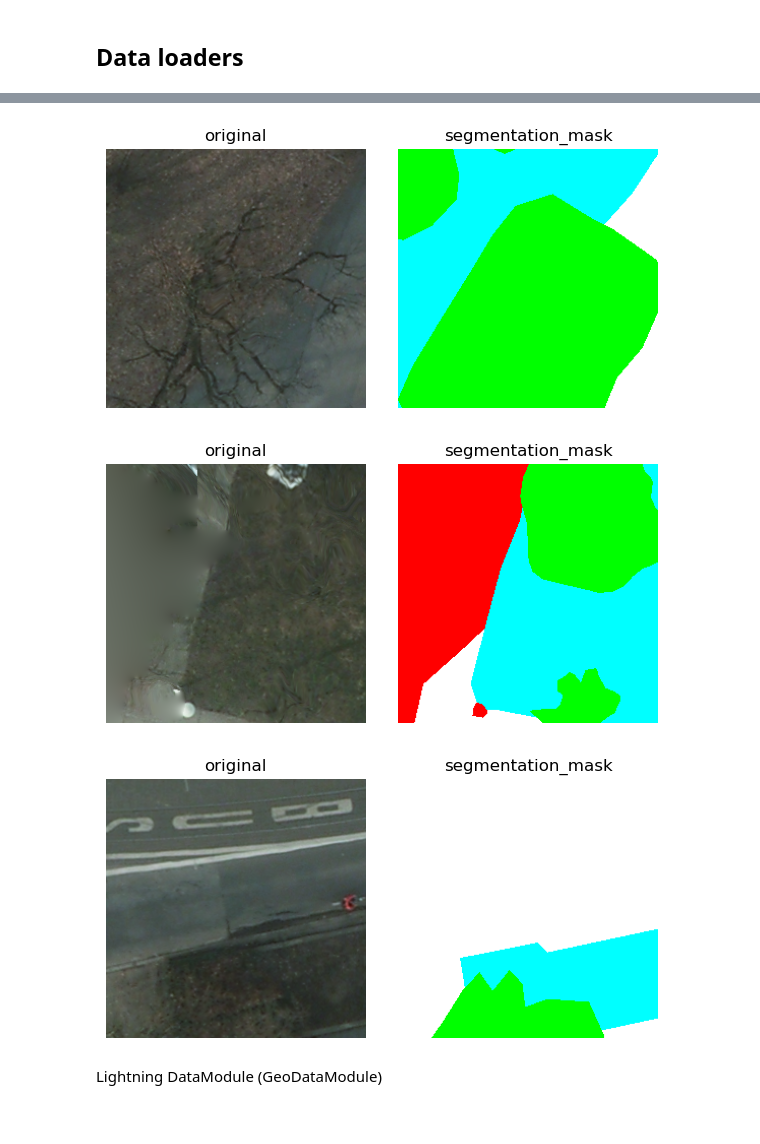
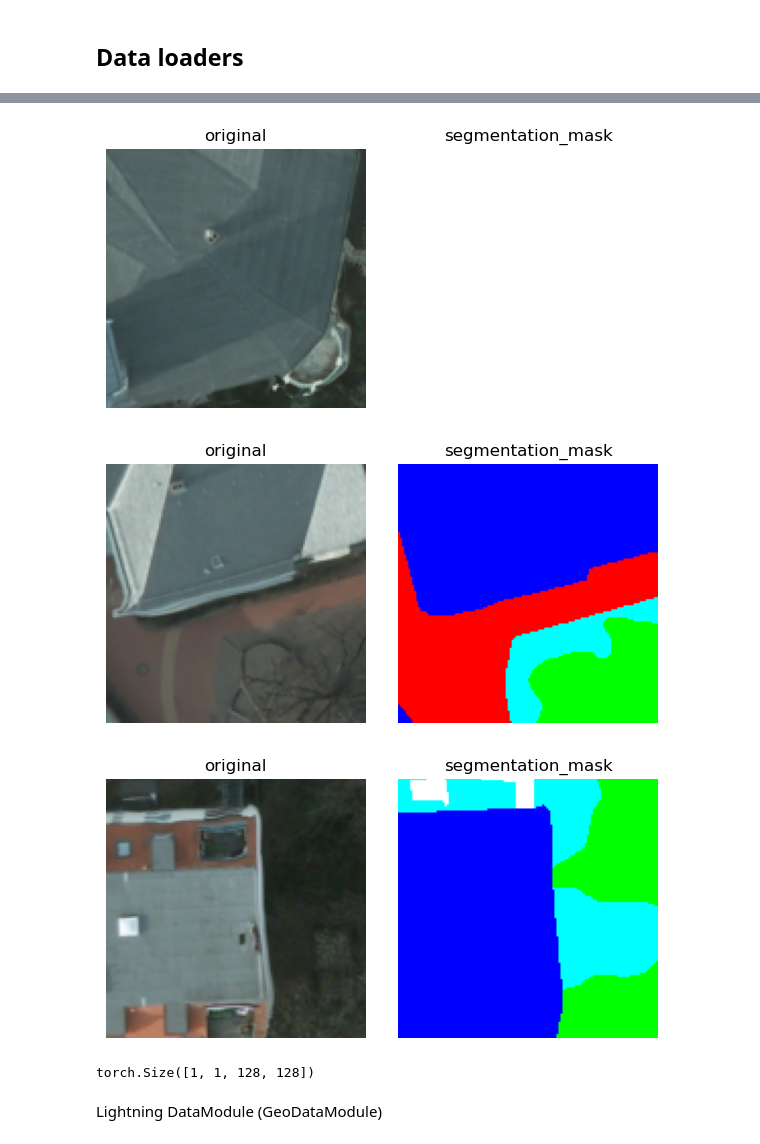
Before and after one commit to ermahechap/Proj-Redes-Neuronales-2024, a Jupyter notebook: 2_unet/2_unet.ipynb, the cells around one changed output, grey strips where cells are left out. Saved outputs shown, nothing was run; the diff lists cells and outputs as text; code cells hidden in the pictures.

```diff
--- a/2_unet/2_unet.ipynb
+++ b/2_unet/2_unet.ipynb
@@ -147,18 +151,32 @@ dataset = postdam_img_dataset & postdam_seg_map_dataset # Intersection Dataset
+# %%
+# Data Augmentation transforms
+images_transforms = v2.Compose([
+  v2.Resize(size=128),
+  # v2.Normalize(mean=[0.485, 0.456, 0.406], std=[0.229, 0.224, 0.225])
+])
+
+segmentation_transforms = v2.Compose([v2.Resize(size=128, interpolation=torchvision.transforms.InterpolationMode.NEAREST_EXACT)])
+
+postdam_img_dataset = RGBLoader(os.path.join(postdam_path, '2_Ortho_RGB'), transforms=images_transforms)
+postdam_seg_map_dataset = SegmentationMapLoader(os.path.join(postdam_path, '5_Labels_all'), transforms=segmentation_transforms)
+
+# dataset = postdam_img_dataset & postdam_seg_map_dataset # Intersection Dataset
+dataset = IntersectionDataset(postdam_img_dataset, postdam_seg_map_dataset)
 # %%
-sampler = RandomGeoSampler(dataset, size=256, length=10) # patches of size 256, but resized by the transforms above
+sampler = RandomGeoSampler(dataset, size=300, length=10) # patches of size 256, but resized by the transforms above
 dataloader = DataLoader(dataset, sampler=sampler, collate_fn=stack_samples)
 
 n=0
 for sample in dataloader:
 	if n==5: break
 
-	image, gt = sample['image'], sample['mask']
-	gt_to_color = invserse_cmap(gt.squeeze(), seg_map_cmap)
+	image, gt = sample['image'], invserse_cmap(sample['mask'].squeeze(), seg_map_cmap)
+	# image, gt = global_transforms(image, gt)
 
 	plot_images(
 		base_plot_size=3,
 		original=v2.ToPILImage(mode='RGB')(image.squeeze()/255),
-		segmentation_mask=v2.ToPILImage(mode='RGB')(gt_to_color/255),
+		segmentation_mask=v2.ToPILImage(mode='RGB')(gt/255),
 	)
 	n+=1
 # %% [output]
@@ -167,6 +185,10 @@ for sample in dataloader:
-[figure, old version]
+[figure, new version]
-[figure, old version]
+[figure, new version]
-[figure, old version]
+[figure, new version]
+# %%
+sample['mask'].shape
+# %% [output]
+torch.Size([1, 1, 128, 128])
 # %% [markdown]
 Lightning DataModule (GeoDataModule)
 # %% [markdown]
```
Also changed, not shown: parts of 19 cells of this notebook, 3 other files.
